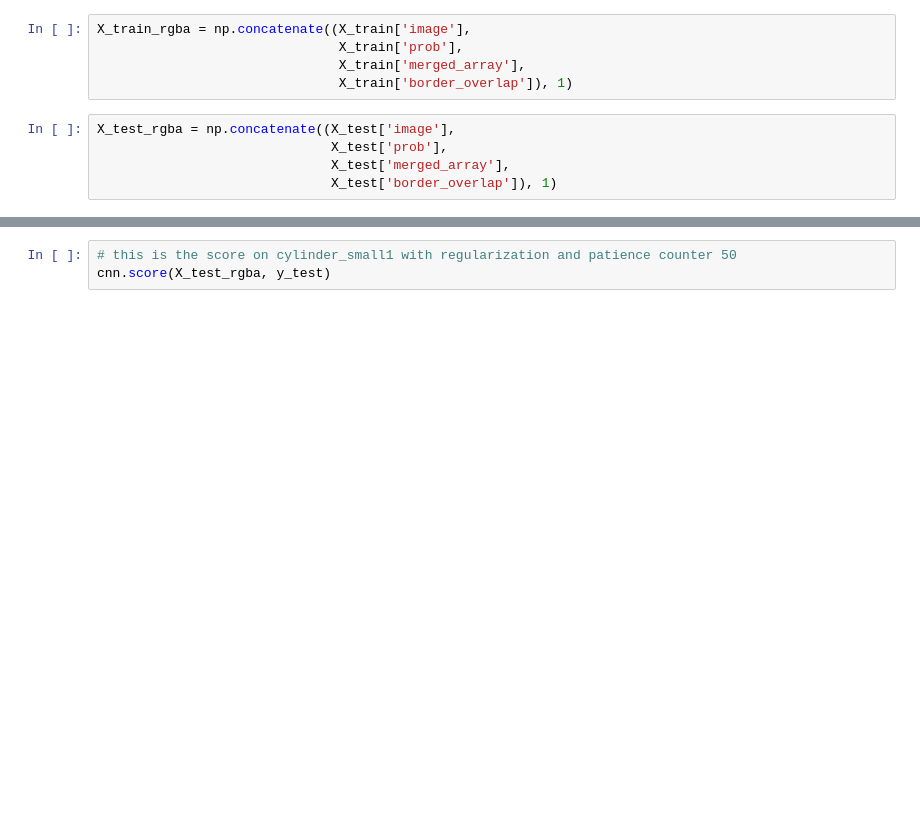
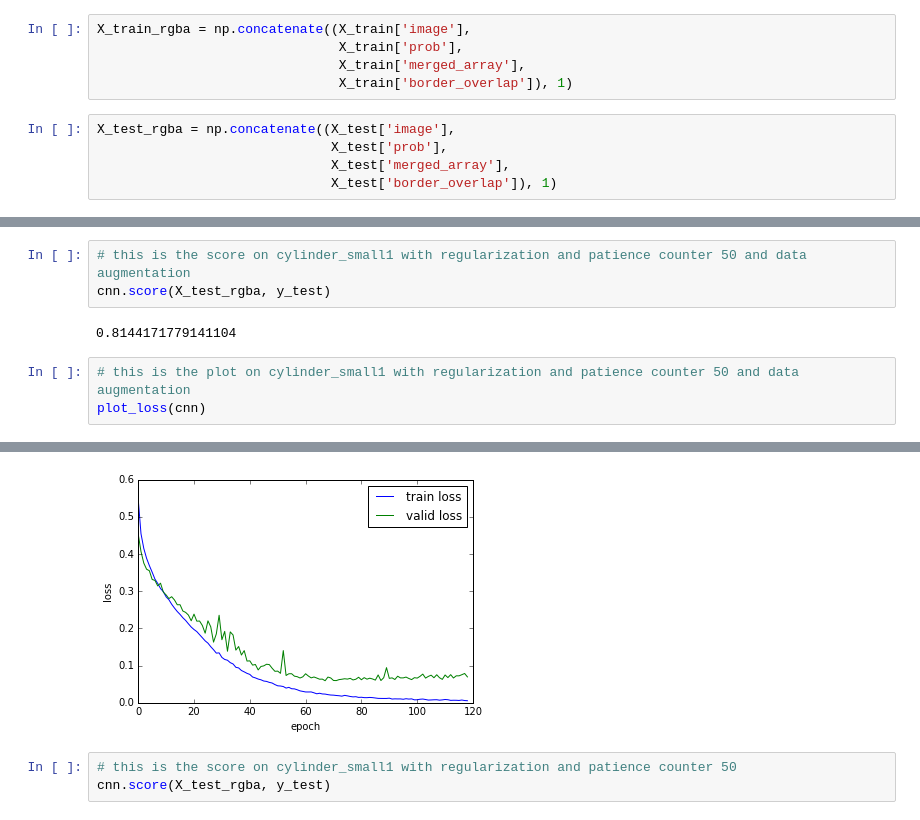
Before and after one commit to SrutiBh/mlproof, a Jupyter notebook: RGBA_image_prob_mergedarray_borderoverlap.ipynb, the cells around one changed output, grey strips where cells are left out. Saved outputs shown, nothing was run; the diff lists cells and outputs as text; blank space fills up the shorter version.

```diff
--- a/RGBA_image_prob_mergedarray_borderoverlap.ipynb
+++ b/RGBA_image_prob_mergedarray_borderoverlap.ipynb
@@ -56,3 +56,12 @@ Loaded parameters to layer 'hidden3' (shape 1296x256).
 Loaded parameters to layer 'hidden3' (shape 256).
 Loaded parameters to layer 'output' (shape 256x2).
 Loaded parameters to layer 'output' (shape 2).
+# %%
+# this is the score on cylinder_small1 with regularization and patience counter 50 and data augmentation
+cnn.score(X_test_rgba, y_test)
+# %% [output]
+0.8144171779141104
+# %%
+# this is the plot on cylinder_small1 with regularization and patience counter 50 and data augmentation
+plot_loss(cnn)
+# %% [output]
@@ -59,3 +69,4 @@ Loaded parameters to layer 'output' (shape 2).
+[figure, added]
 # %%
 # this is the score on cylinder_small1 with regularization and patience counter 50
 cnn.score(X_test_rgba, y_test)
```
Also changed, not shown: parts of 3 cells of this notebook, 4 other files.
